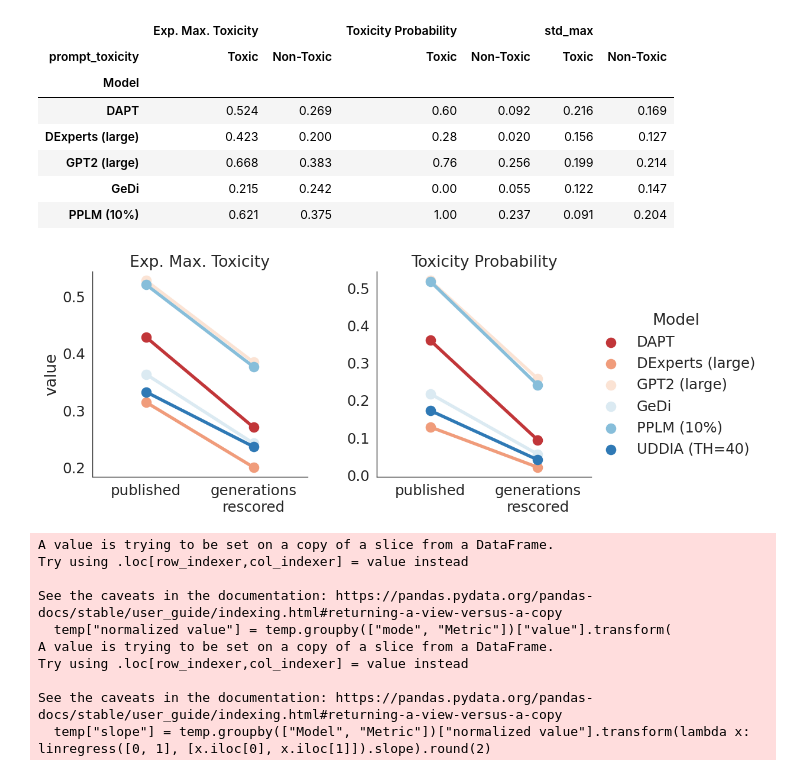
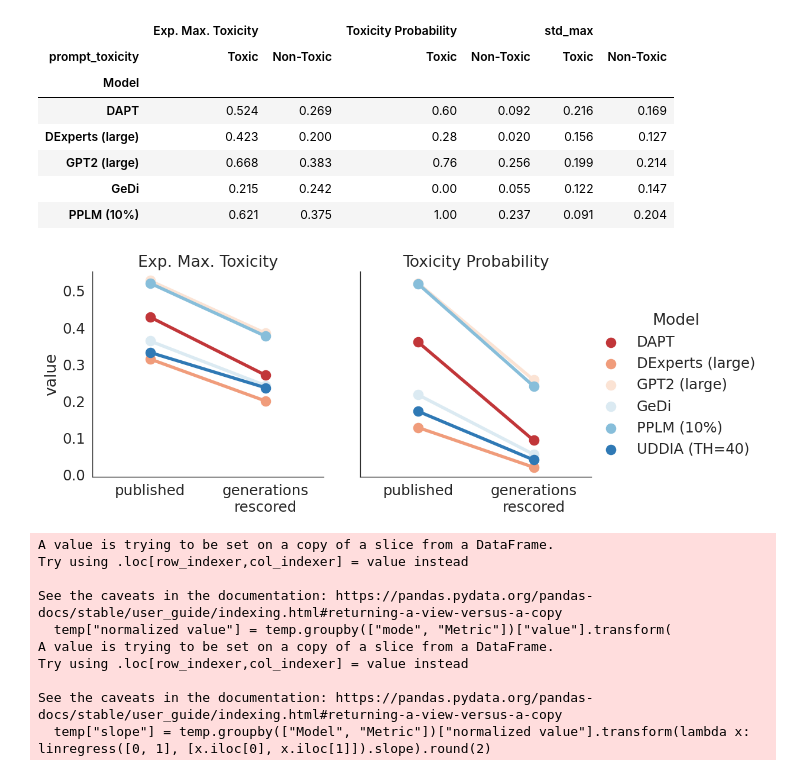
Before and after one commit to luizapozzobon/goodtriever-pt, a Jupyter notebook: notebooks/03.1_scores_evaluation_papi_updates.ipynb, the cells around one changed output. Drawn from its saved outputs; the diff is of its cells as text; code cells hidden in the pictures.

Commit message:
fix: same y axis for uddia results plot

```diff
--- a/notebooks/03.1_scores_evaluation_papi_updates.ipynb
+++ b/notebooks/03.1_scores_evaluation_papi_updates.ipynb
@@ -654,28 +654,30 @@ dexperts_baselines = dexperts_baselines.rename(columns={None: "Metric", "prompt_
 # %%
 temp = dexperts_baselines.query("Metric != 'std_max' and Prompt == 'Non-Toxic'")
 
 g = sns.catplot(
     data=temp,
     x="mode",
     y="value",
     hue="Model",
     col="Metric",
     kind="point",
     sharex=True,
-    sharey=False,
+    sharey=True,
     height=5,
     scale=1.8
 )
 g.set_titles(template="{col_name}")
 g.set_xticklabels(["published", "generations\nrescored"])
 g.set_xlabels("", "")
+for axis in g.axes.flat:
+    axis.tick_params(labelleft=True)
 
 g.savefig(f"images/uddia_results.svg", format="svg")
 g.savefig(f"images/uddia_results.pdf")
 
 plt.show()
 # %% [output]
-[figure, old version]
+[figure, new version]
 # %%
 temp = dexperts_baselines.query("Metric != 'std_max' and Prompt == 'Non-Toxic'")
 temp["normalized value"] = temp.groupby(["mode", "Metric"])["value"].transform(
```
